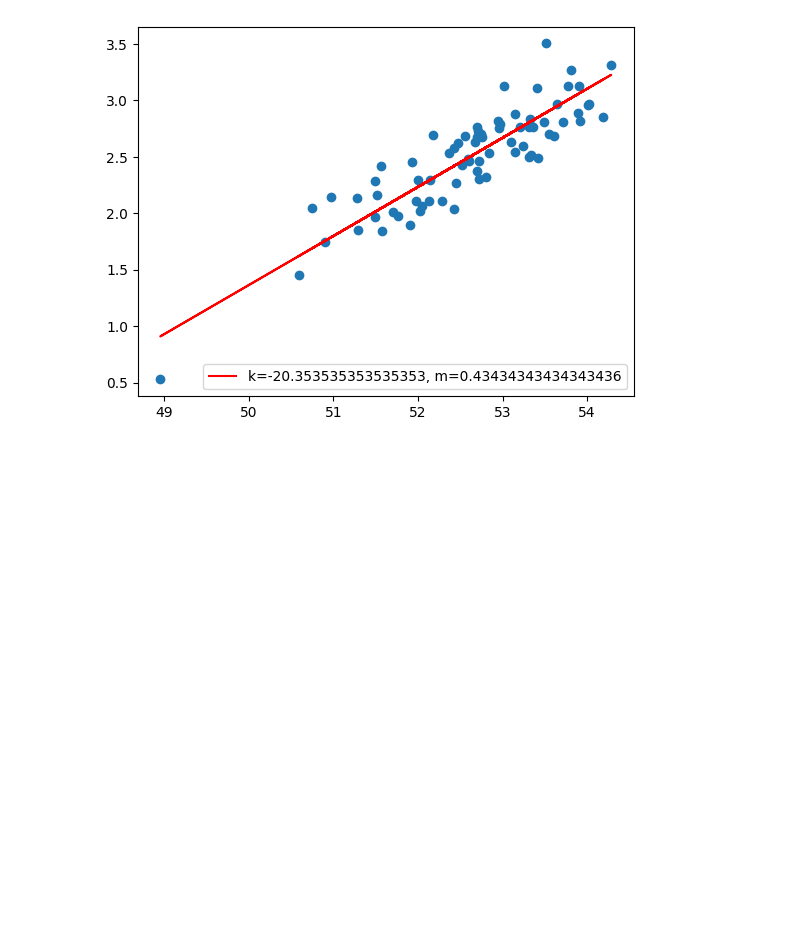
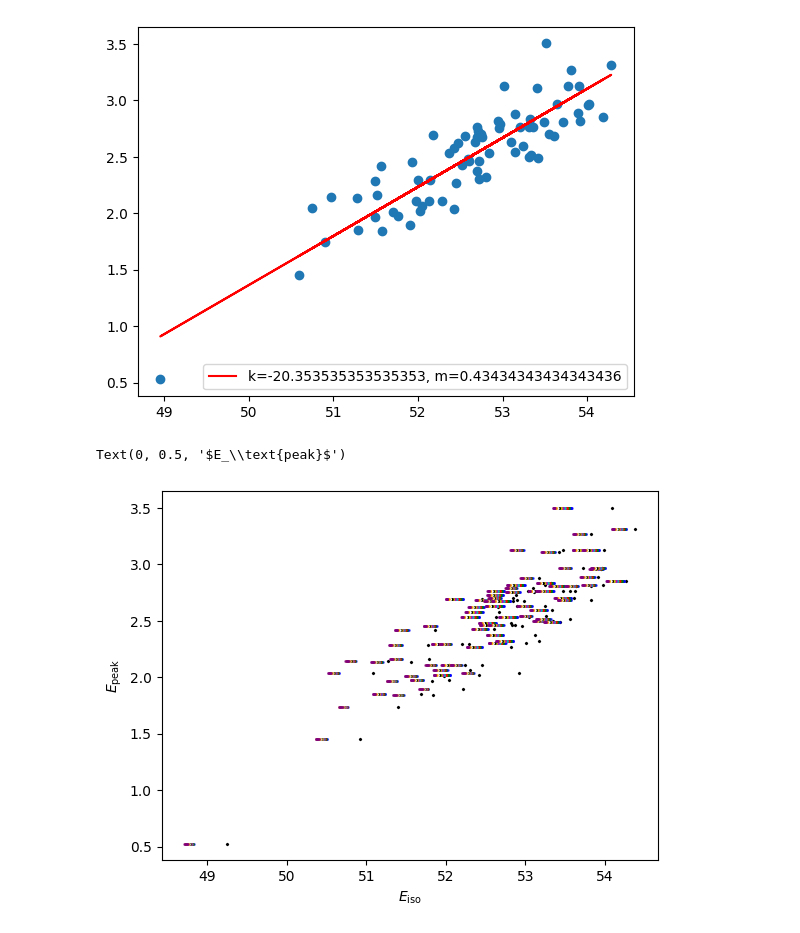
Before and after one commit to joanalnu/OAB-INAF, a Jupyter notebook: Epeak_Eiso_cosmology.ipynb, the cells around one changed output. Cells and saved outputs as stored; diff of their text form; code cells hidden in the pictures; blank space fills up the shorter version.

```diff
--- a/Epeak_Eiso_cosmology.ipynb
+++ b/Epeak_Eiso_cosmology.ipynb
@@ -282,3 +292,34 @@ plt.ylabel(r'')
 Text(0, 0.5, '')
 [figure]
 [figure]
+# %%
+plt.figure()
+plt.scatter(np.log10(df['Eiso']), Epeak, color='black', s=2, marker='x')
+
+colors = [
+    'b', 'g', 'r', 'c', 'm', 'y', 'k', 'w',
+    'orange', 'purple', 'brown', 'pink', 'gray',
+    'lightblue', 'lightgreen', 'lightcoral', 'gold',
+    'navy', 'teal', 'lavender', 'violet', 'indigo',
+    'crimson', 'salmon', 'khaki', 'beige', 'coral',
+    'chocolate', 'tan', 'peachpuff', 'plum', 'orchid',
+    'sienna', 'slategray', 'darkgreen', 'darkred',
+    'darkblue', 'darkviolet', 'mediumvioletred',
+    'mediumseagreen', 'mediumslateblue', 'mediumturquoise',
+    'mediumorchid', 'lightseagreen', 'lightsteelblue',
+    'lightsalmon', 'lightpink', 'lightyellow', 'darkkhaki',
+    'darkslategray', 'forestgreen', 'seashell', 'snow',
+    'mistyrose', 'honeydew', 'lavenderblush', 'lightcyan',
+    'lightgoldenrodyellow', 'lightcoral'
+]
+
+for i in range(len(Om)):
+    for j in range(len(Ode)):
+        Eiso_S = isotropic_equivalent_energy(z, S, H0_cgs, Om[i], Ode[j])
+        plt.scatter(Eiso_S, Epeak, color=colors[i], s=1, alpha=0.5)
+
+plt.xlabel(r'$E_\text{iso}$')
+plt.ylabel(r'$E_\text{peak}$')
+# %% [output]
+Text(0, 0.5, '$E_\\text{peak}$')
+[figure, added]
```
Also changed, not shown: parts of 1 cell of this notebook, 1 other file.
